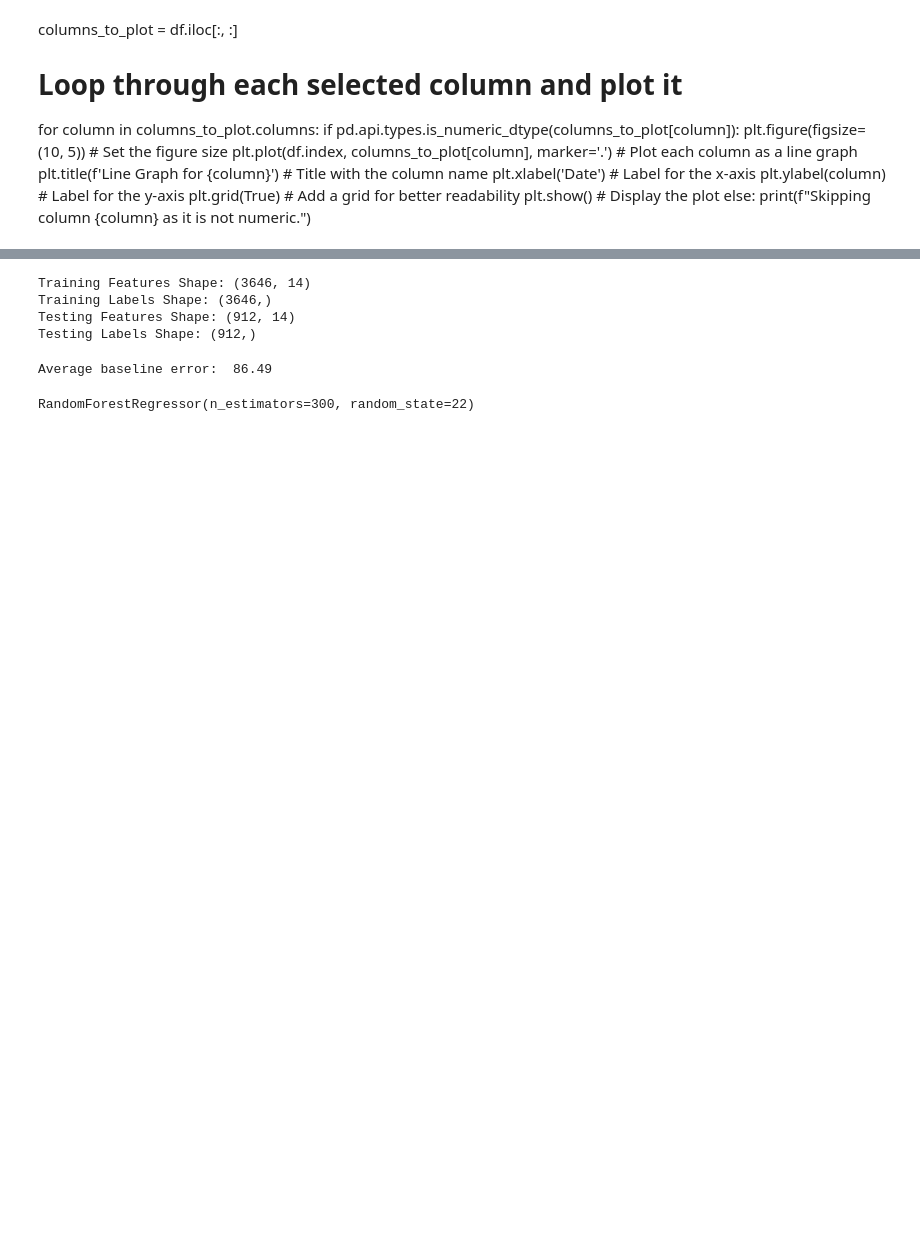
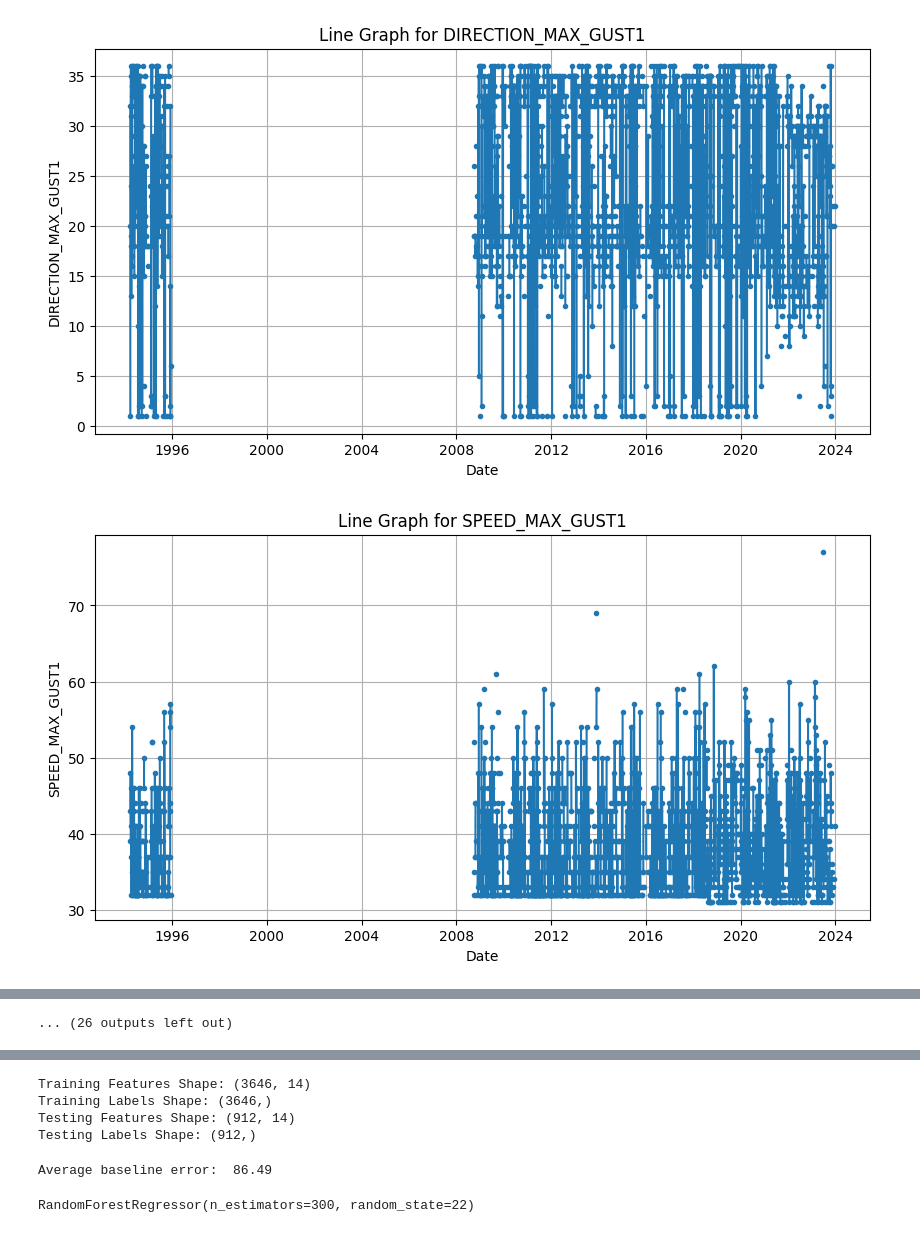
Before and after one commit to Abdullah-Usmani/flood-research1, a Jupyter notebook: Implement.ipynb, the cells around one changed output, grey strips where cells are left out. Cells and saved outputs as stored; diff of their text form; code cells hidden in the pictures; blank space fills up the shorter version.

```diff
--- a/Implement.ipynb
+++ b/Implement.ipynb
@@ -2,19 +2,22 @@
 import pandas as pd
 import numpy as np
 import matplotlib.pyplot as plt
-# %% [markdown]
-
-columns_to_plot = df.iloc[:, :]
-
-# Loop through each selected column and plot it
-for column in columns_to_plot.columns:
-    if pd.api.types.is_numeric_dtype(columns_to_plot[column]):
-        plt.figure(figsize=(10, 5))  # Set the figure size
-        plt.plot(df.index, columns_to_plot[column], marker='.')  # Plot each column as a line graph
-        plt.title(f'Line Graph for {column}')  # Title with the column name
-        plt.xlabel('Date')  # Label for the x-axis
-        plt.ylabel(column)  # Label for the y-axis
-        plt.grid(True)  # Add a grid for better readability
-        plt.show()  # Display the plot
-    else:
-        print(f"Skipping column {column} as it is not numeric.")
+# %%
+
+columns_to_plot = df.iloc[:, :]
+
+# Loop through each selected column and plot it
+for column in columns_to_plot.columns:
+    if pd.api.types.is_numeric_dtype(columns_to_plot[column]):
+        plt.figure(figsize=(10, 5))  # Set the figure size
+        plt.plot(df.index, columns_to_plot[column], marker='.')  # Plot each column as a line graph
+        plt.title(f'Line Graph for {column}')  # Title with the column name
+        plt.xlabel('Date')  # Label for the x-axis
+        plt.ylabel(column)  # Label for the y-axis
+        plt.grid(True)  # Add a grid for better readability
+        plt.show()  # Display the plot
+    else:
+        print(f"Skipping column {column} as it is not numeric.")
+# %% [output]
+[figure, added]
+[figure, added]
@@ -21 +34,2 @@ for column in columns_to_plot.columns:
+... (26 outputs left out)
 # %%
```
Also changed, not shown: parts of 5 cells of this notebook, 7 other files.
